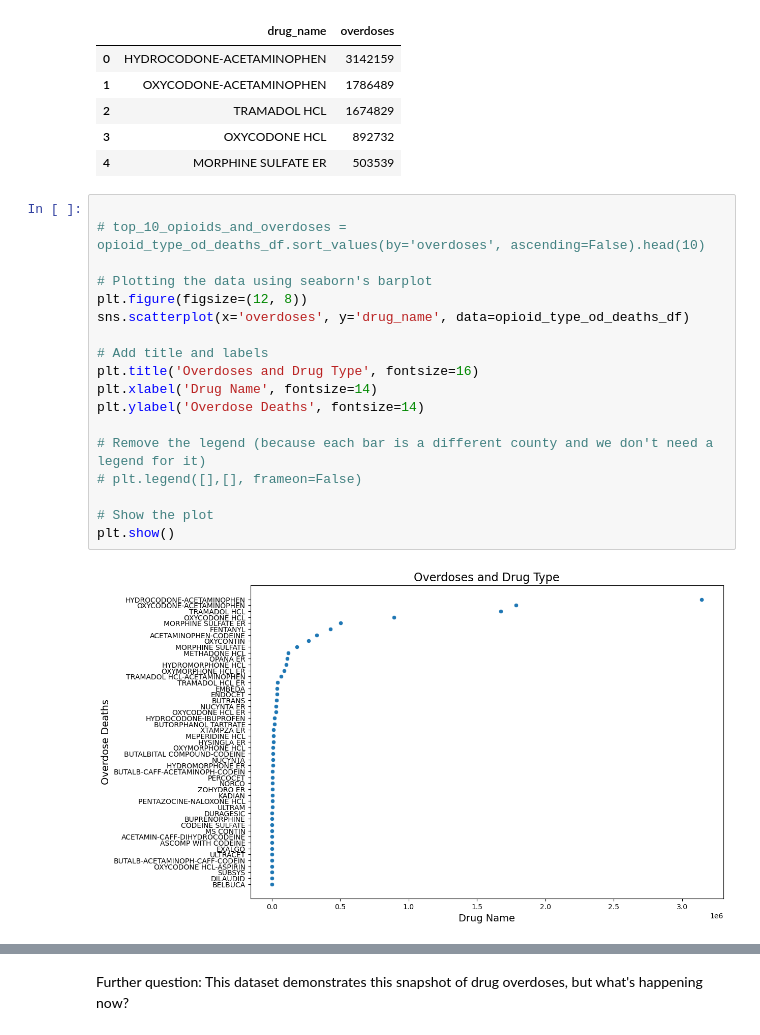
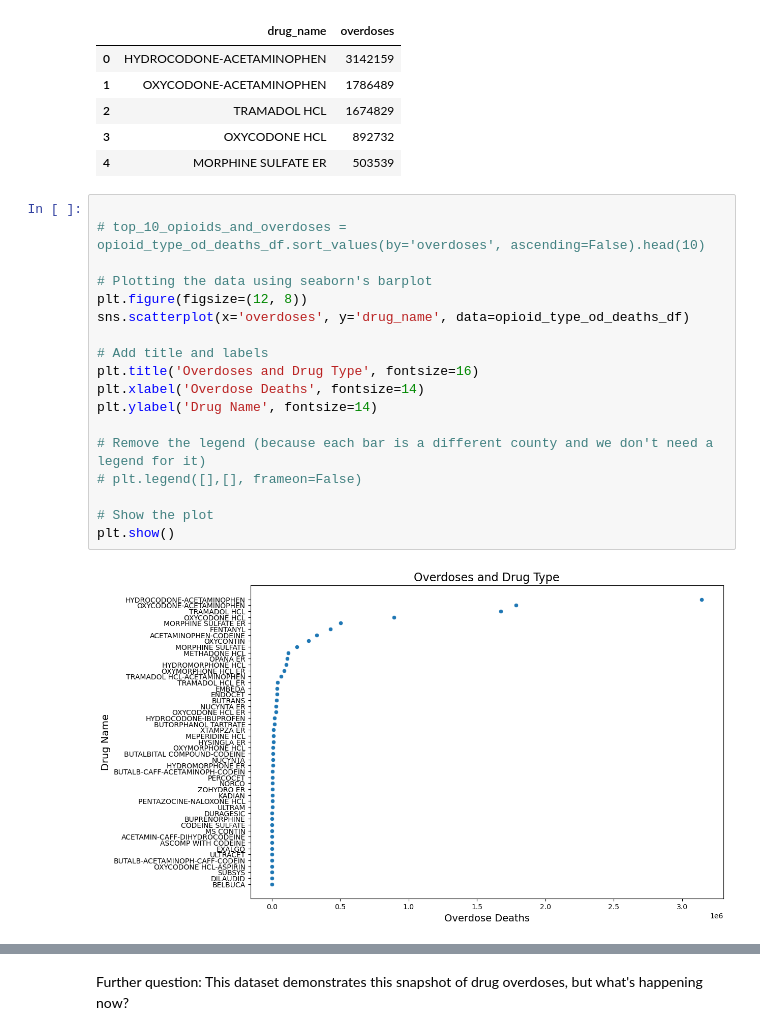
Before and after one commit to NSS-Data-Analytics-Cohort-12/prescribers-python-da12-v2-90-jen, a Jupyter notebook: notebooks/prescribers.ipynb, the cells around one changed output, grey strips where cells are left out. Cells and saved outputs as stored; diff of their text form.

```diff
--- a/notebooks/prescribers.ipynb
+++ b/notebooks/prescribers.ipynb
@@ -246,23 +246,23 @@ opioid_type_od_deaths_df.head()
 # %%
 
 # top_10_opioids_and_overdoses = opioid_type_od_deaths_df.sort_values(by='overdoses', ascending=False).head(10)
 
 # Plotting the data using seaborn's barplot
 plt.figure(figsize=(12, 8))
 sns.scatterplot(x='overdoses', y='drug_name', data=opioid_type_od_deaths_df)
 
 # Add title and labels
 plt.title('Overdoses and Drug Type', fontsize=16)
-plt.xlabel('Drug Name', fontsize=14)
-plt.ylabel('Overdose Deaths', fontsize=14)
+plt.xlabel('Overdose Deaths', fontsize=14)
+plt.ylabel('Drug Name', fontsize=14)
 
 # Remove the legend (because each bar is a different county and we don't need a legend for it)
 # plt.legend([],[], frameon=False)
 
 # Show the plot
 plt.show()
 # %% [output]
-[figure, old version]
+[figure, new version]
 # %%
 
 # top_10_opioids_and_overdoses = opioid_type_od_deaths_df.sort_values(by='overdoses', ascending=False).head(10)
```
Also changed, not shown: parts of 1 cell of this notebook.
